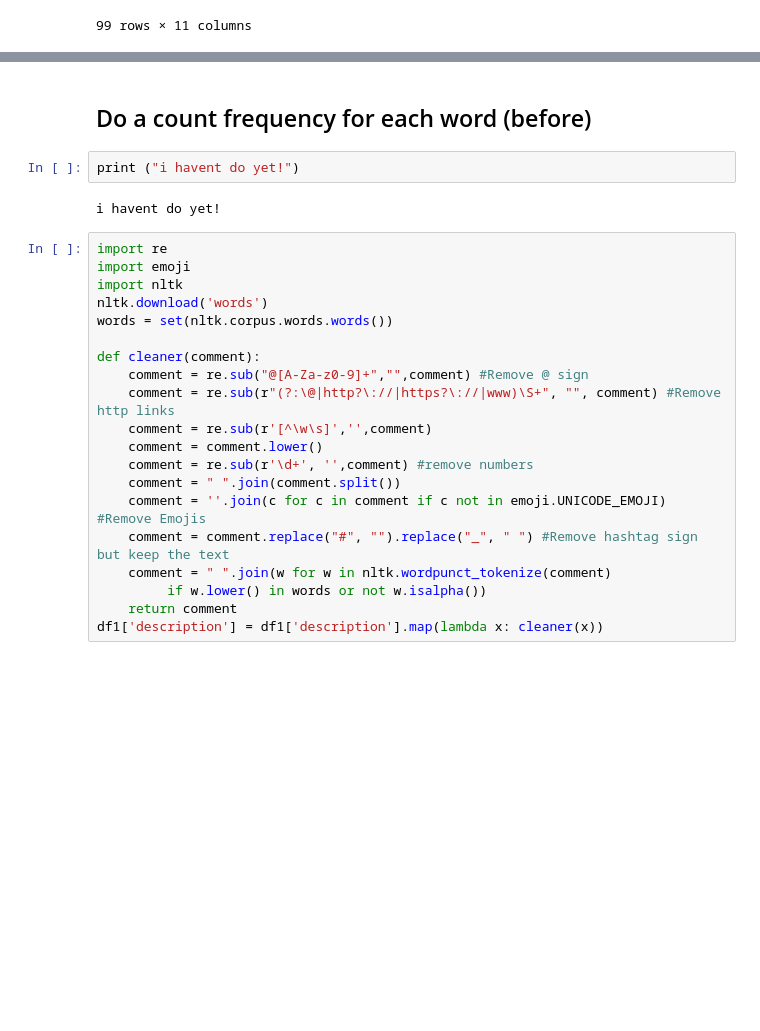
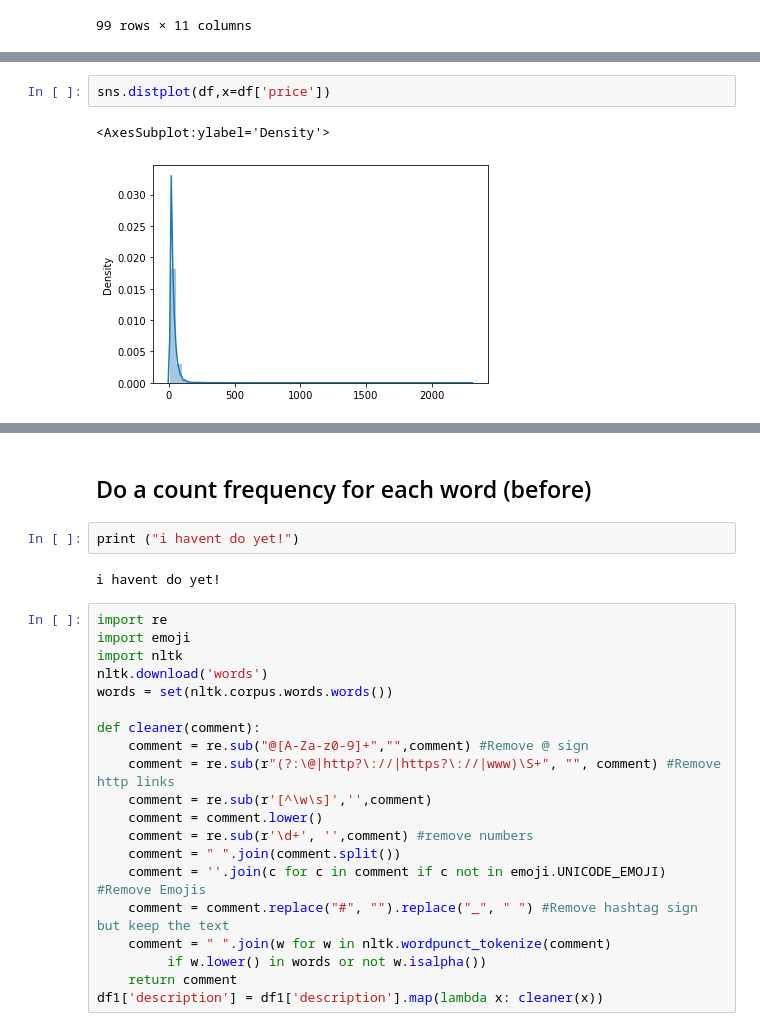
Before and after one commit to darrentyh/IS450-text-mining, a Jupyter notebook: Data Cleaning.ipynb, the cells around one changed output, grey strips where cells are left out. Cells and saved outputs as stored; diff of their text form; blank space fills up the shorter version.

```diff
--- a/Data Cleaning.ipynb
+++ b/Data Cleaning.ipynb
@@ -52,0 +59,5 @@ df1
+# %%
+sns.distplot(df,x=df['price'])
+# %% [output]
+<AxesSubplot:ylabel='Density'>
+[figure, added]
```
Also changed, not shown: parts of 8 cells of this notebook.
